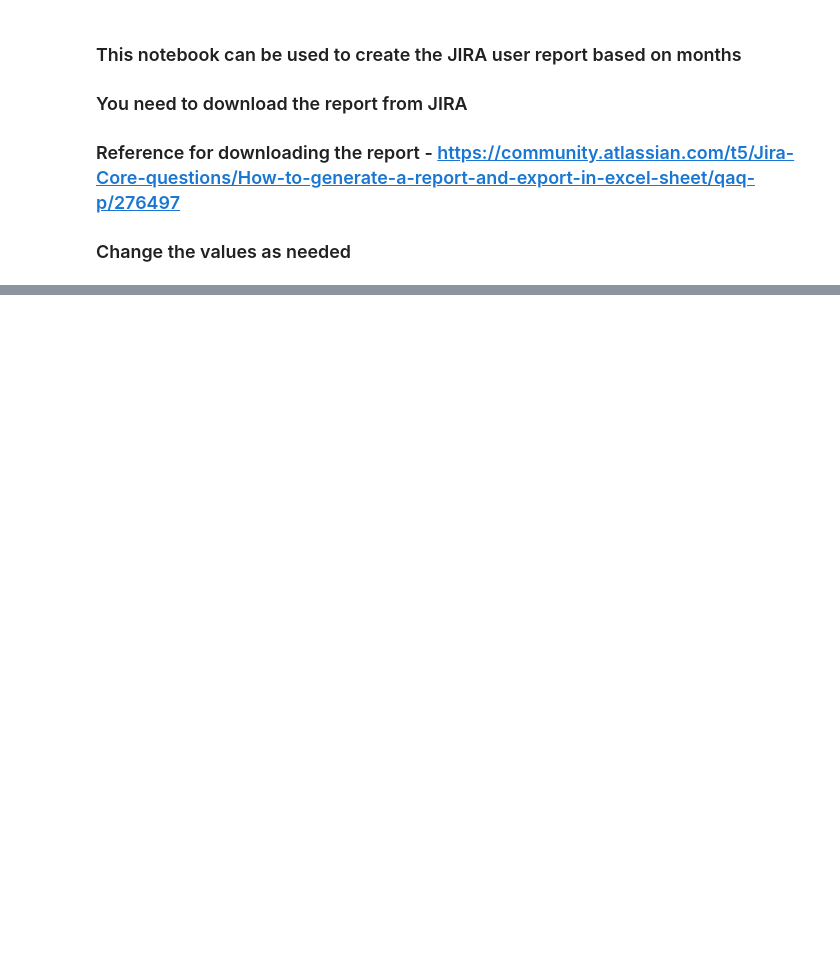
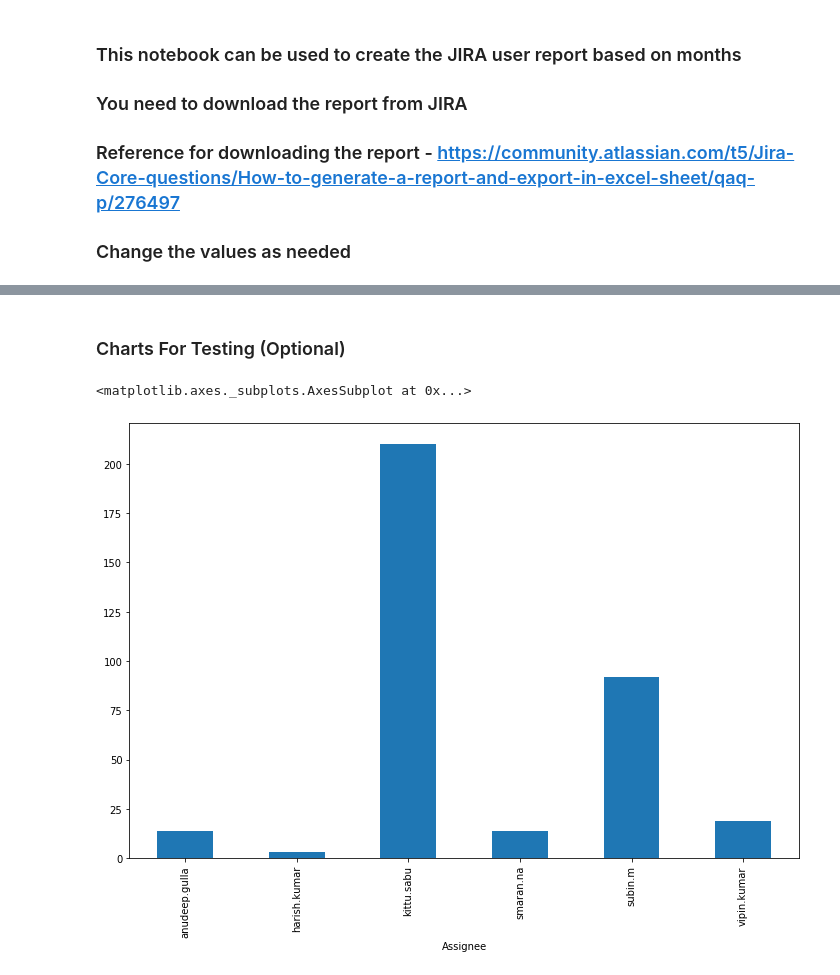
Before and after one commit to vipink1203/Jupyter-notebooks, a Jupyter notebook: Jira/Jira_User_Report.ipynb, the cells around one changed output, grey strips where cells are left out. Saved outputs shown, nothing was run; the diff lists cells and outputs as text; code cells hidden in the pictures; blank space fills up the shorter version.

Commit message:
Including the overall performance chart

```diff
--- a/Jira/Jira_User_Report.ipynb
+++ b/Jira/Jira_User_Report.ipynb
@@ -8,2 +12,4 @@ import pandas as pd
 # %%
-df = pd.read_csv('data/jira_report.csv')
+df = pd.read_csv('data/JIRA_report.csv')
+df['Total_Tickets'] = 1
+df
@@ -18,3 +54,3 @@ df
 # %%
 df = df[df.Indexes != -1]
-df = df.drop(columns=['Indexes'])
+df
@@ -36,0 +78,4 @@ writer = pd.ExcelWriter(path, engine = 'xlsxwriter')
+# %%
+df_new = df[['Assignee', 'Total_Tickets']]
+df2 = df_new.groupby('Assignee')['Total_Tickets'].sum().to_frame().reset_index().sort_values(by='Total_Tickets')
+df2
@@ -36,0 +90,11 @@ writer = pd.ExcelWriter(path, engine = 'xlsxwriter')
+# %% [markdown]
+### Charts For Testing (Optional)
+# %%
+%matplotlib inline
+df2.groupby(['Assignee'])['Total_Tickets'].sum().plot(
+    kind='bar',
+    figsize=(12,8)
+)
+# %% [output]
+<matplotlib.axes._subplots.AxesSubplot at 0x...>
+[figure, added]
```
Also changed, not shown: parts of 18 cells of this notebook.
